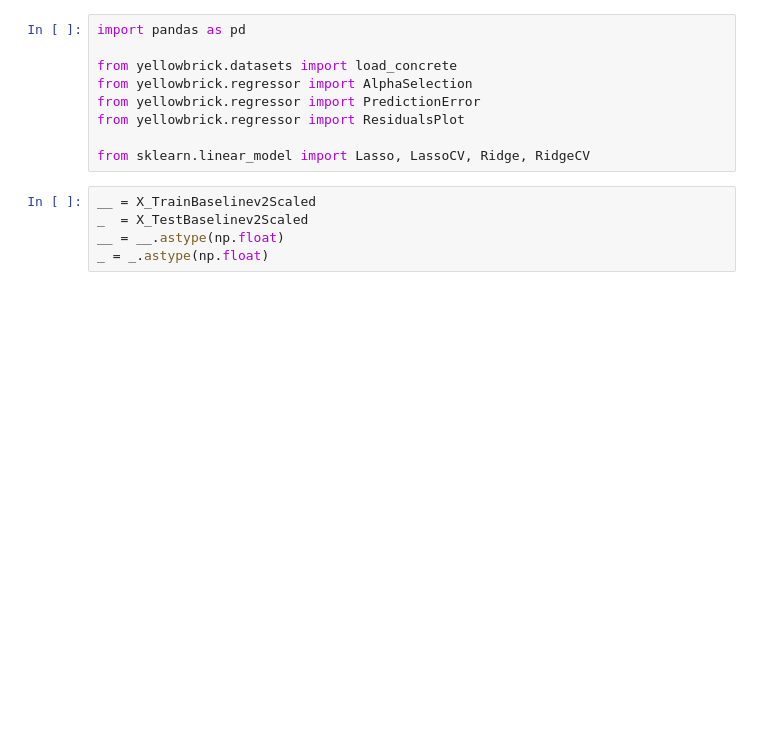
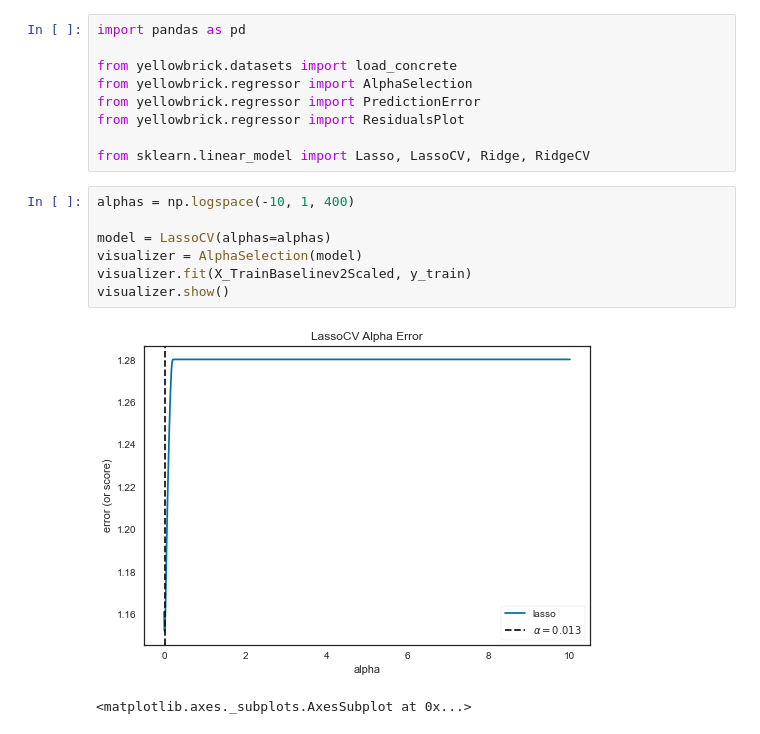
Before and after one commit to yi-ye-zhi-qiu/liamometer, a Jupyter notebook: StepIII Data modeling.ipynb, the cells around one changed output. Drawn from its saved outputs; the diff is of its cells as text; blank space fills up the shorter version.

```diff
--- a/StepIII Data modeling.ipynb
+++ b/StepIII Data modeling.ipynb
@@ -198,8 +302,13 @@ from yellowbrick.regressor import PredictionError
 from yellowbrick.regressor import ResidualsPlot
 
 from sklearn.linear_model import Lasso, LassoCV, Ridge, RidgeCV
-# %%
-__ = X_TrainBaselinev2Scaled
-_  = X_TestBaselinev2Scaled
-__ = __.astype(np.float)
-_ = _.astype(np.float)
+# %%
+alphas = np.logspace(-10, 1, 400)
+
+model = LassoCV(alphas=alphas)
+visualizer = AlphaSelection(model)
+visualizer.fit(X_TrainBaselinev2Scaled, y_train)
+visualizer.show()
+# %% [output]
+[figure, added]
+<matplotlib.axes._subplots.AxesSubplot at 0x...>
```
Also changed, not shown: parts of 15 cells of this notebook.
